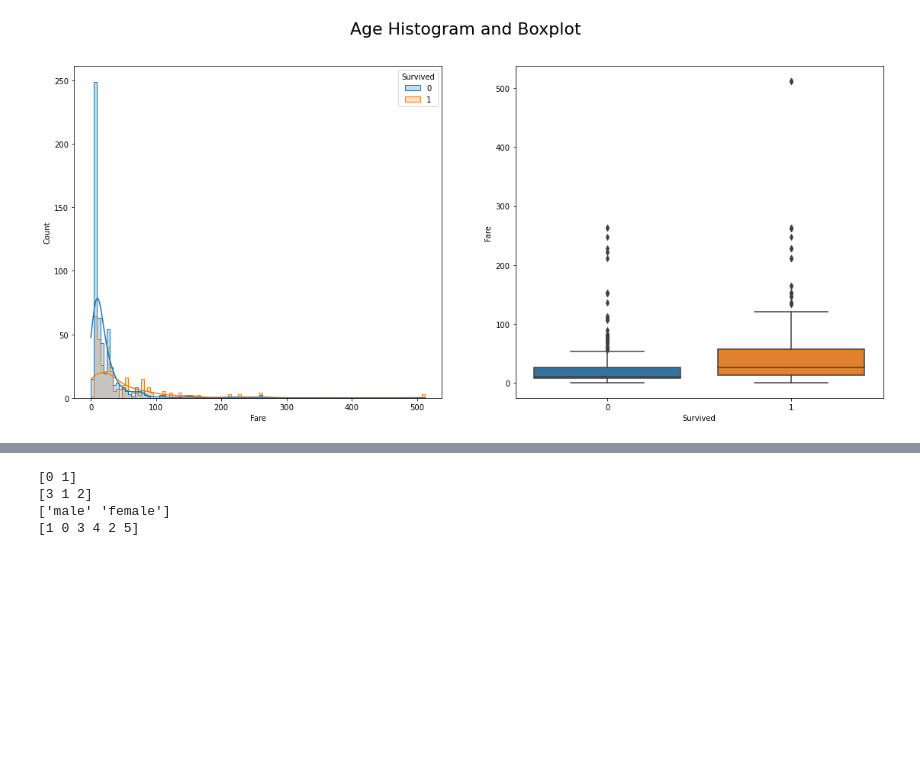
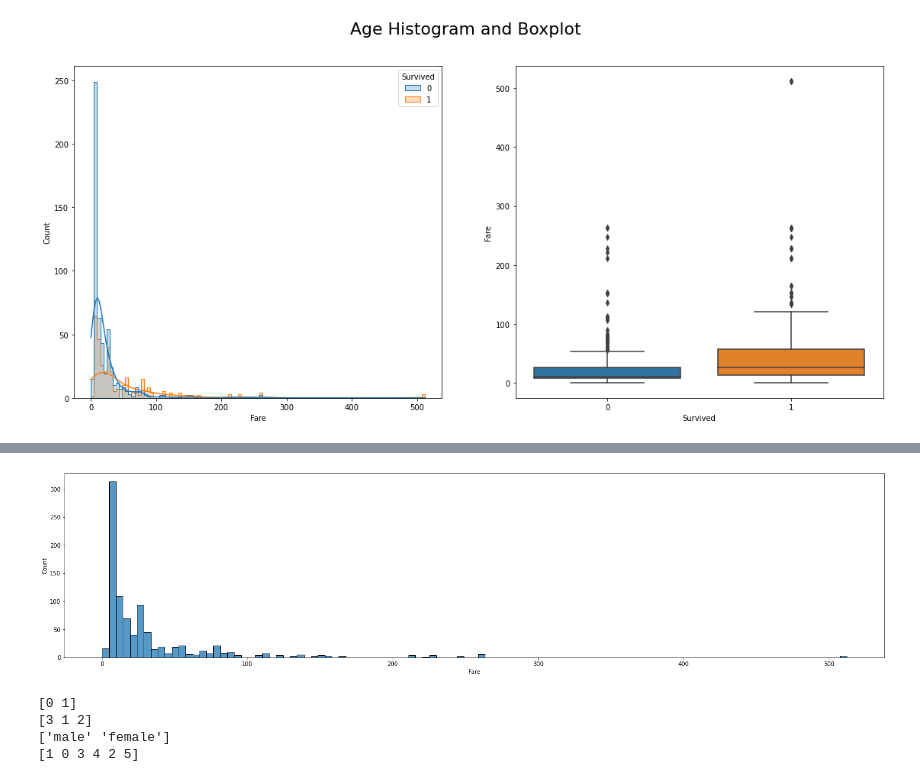
Before and after one commit to Cesar421/Titanic, a Jupyter notebook: JupyterMODEL.ipynb, the cells around one changed output, grey strips where cells are left out. Saved outputs shown, nothing was run; the diff lists cells and outputs as text; code cells hidden in the pictures; blank space fills up the shorter version.

```diff
--- a/JupyterMODEL.ipynb
+++ b/JupyterMODEL.ipynb
@@ -299,3 +308,9 @@ plt.show()
+# %%
+plt.figure(figsize=(26, 6))
+sns.histplot(data=df_train_original, x='Fare', palette='mako')
+plt.show()
+# %% [output]
+[figure, added]
 # %%
 col = ['Survived', 'Pclass', 'Sex', 'SibSp']
 for i in col:
```
Also changed, not shown: parts of 2 cells of this notebook.
